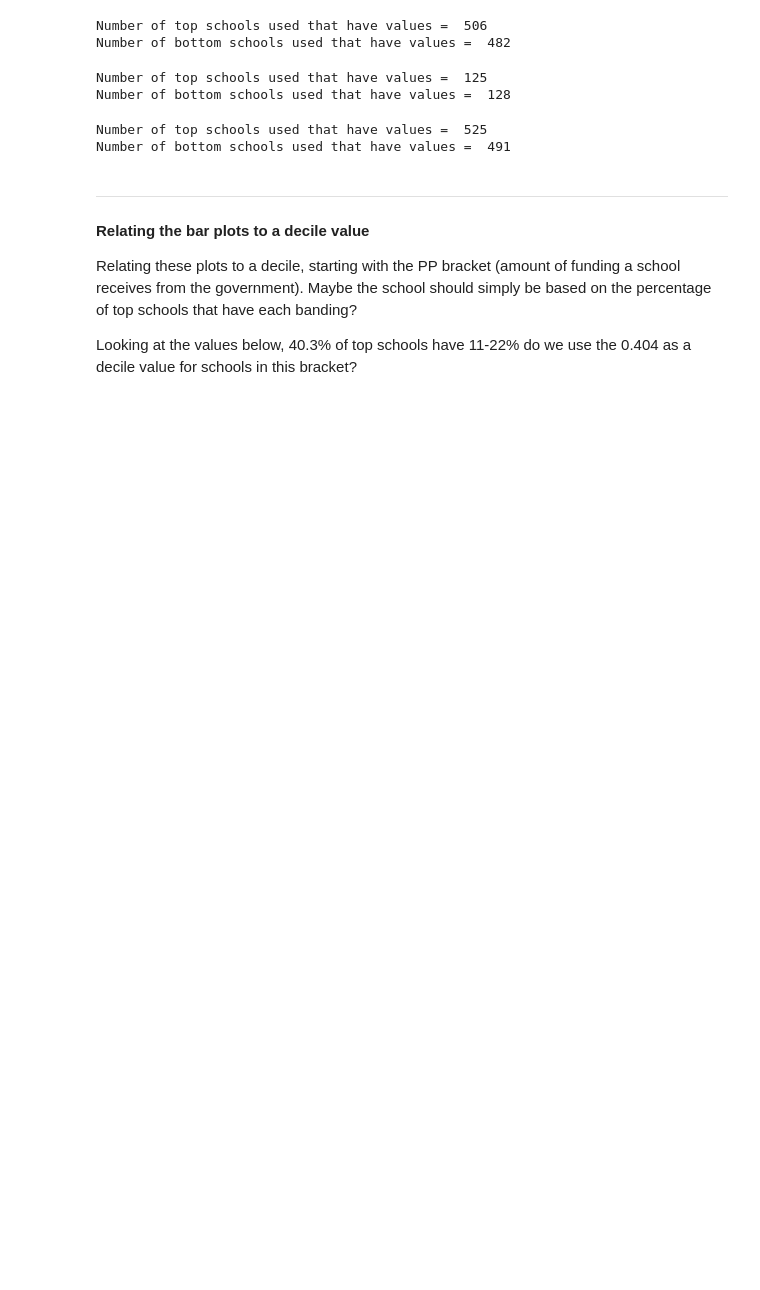
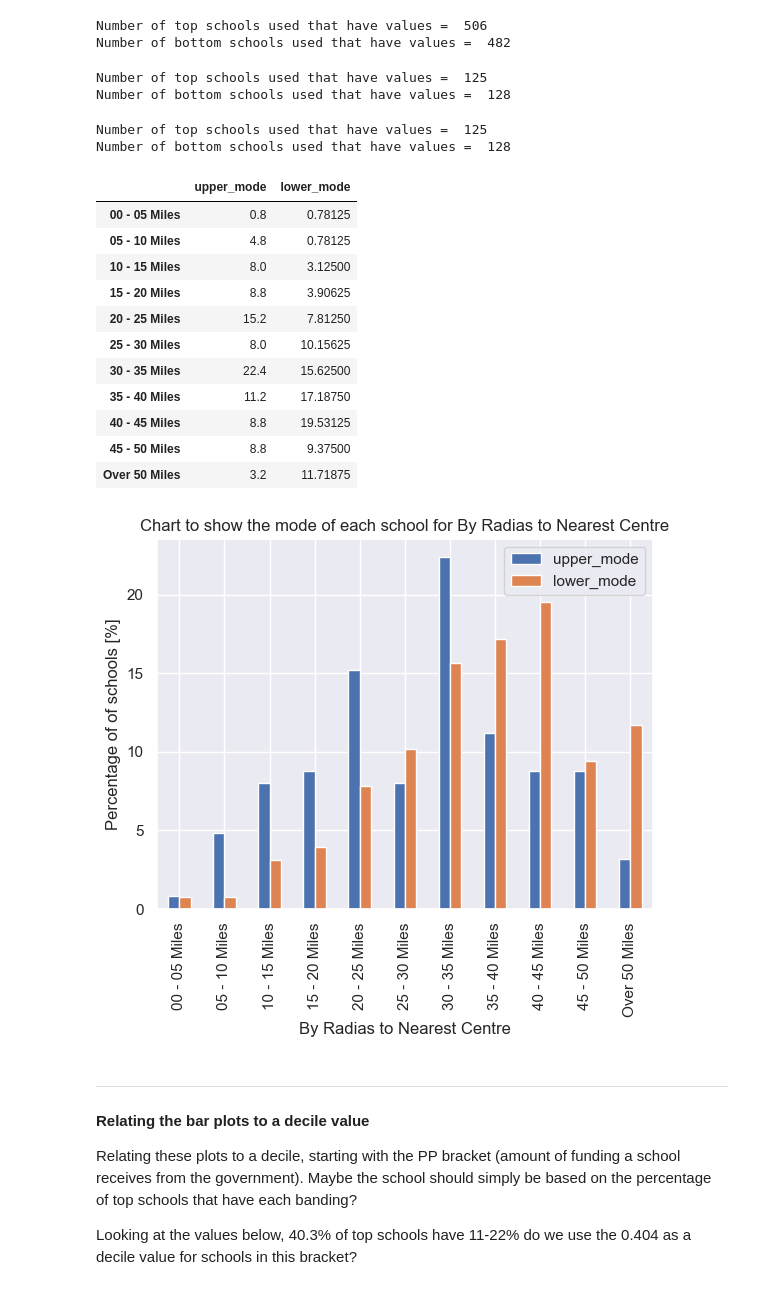
Before and after one commit to maxcwalker/documents, a Jupyter notebook: jupyter/prospectMapping/prospect_mapping_2.ipynb, the cells around one changed output. Saved outputs shown, nothing was run; the diff lists cells and outputs as text; code cells hidden in the pictures; blank space fills up the shorter version.

```diff
--- a/jupyter/prospectMapping/prospect_mapping_2.ipynb
+++ b/jupyter/prospectMapping/prospect_mapping_2.ipynb
@@ -192,11 +170,24 @@ Number of top schools used that have values =  125
 Number of bottom schools used that have values =  128
 # %%
 order_radius = ['00 - 05 Miles','05 - 10 Miles','10 - 15 Miles','15 - 20 Miles','20 - 25 Miles','25 - 30 Miles','30 - 35 Miles','35 - 40 Miles','40 - 45 Miles','45 - 50 Miles','Over 50 Miles']
-mode_bar_bands(col[3],0)
-plt.close()
+mode_bar_bands(col[45],0)
+# plt.close()
 # %% [output]
-Number of top schools used that have values =  525
-Number of bottom schools used that have values =  491
+Number of top schools used that have values =  125
+Number of bottom schools used that have values =  128
+|  | upper_mode | lower_mode |
+| 00 - 05 Miles | 0.8 | 0.78125 |
+| 05 - 10 Miles | 4.8 | 0.78125 |
+| 10 - 15 Miles | 8.0 | 3.12500 |
+| 15 - 20 Miles | 8.8 | 3.90625 |
+| 20 - 25 Miles | 15.2 | 7.81250 |
+| 25 - 30 Miles | 8.0 | 10.15625 |
+| 30 - 35 Miles | 22.4 | 15.62500 |
+| 35 - 40 Miles | 11.2 | 17.18750 |
+| 40 - 45 Miles | 8.8 | 19.53125 |
+| 45 - 50 Miles | 8.8 | 9.37500 |
+| Over 50 Miles | 3.2 | 11.71875 |
+[figure, added]
 # %% [markdown]
 ***
 #### Relating the bar plots to a decile value
```
Also changed, not shown: parts of 18 cells of this notebook, 2 other files.
